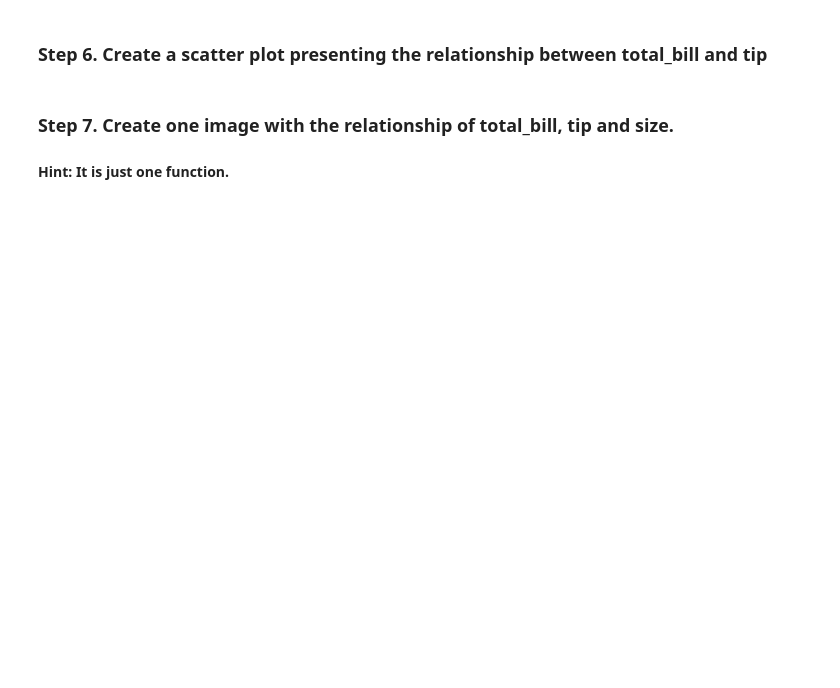
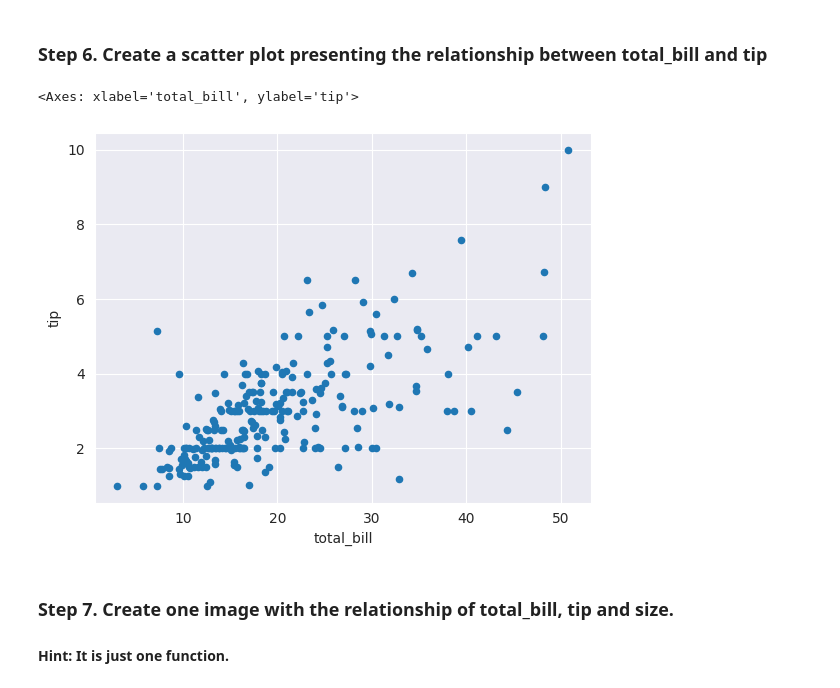
Before and after one commit to Mazako/pandas_exercises, a Jupyter notebook: 07_Visualization/Tips/Exercises.ipynb, the cells around one changed output. Drawn from its saved outputs; the diff is of its cells as text; code cells hidden in the pictures; blank space fills up the shorter version.

```diff
--- a/07_Visualization/Tips/Exercises.ipynb
+++ b/07_Visualization/Tips/Exercises.ipynb
@@ -60,5 +61,10 @@ sns.histplot(tips, x='tip', stat='density')
 # %% [markdown]
 ### Step 6. Create a scatter plot presenting the relationship between total_bill and tip
+# %%
+tips[['total_bill', 'tip']].plot(kind='scatter', x='total_bill', y='tip')
+# %% [output]
+<Axes: xlabel='total_bill', ylabel='tip'>
+[figure, added]
 # %% [markdown]
 ### Step 7.  Create one image with the relationship of total_bill, tip and size.
 #### Hint: It is just one function.
```
Also changed, not shown: parts of 7 cells of this notebook, 1 other file.
